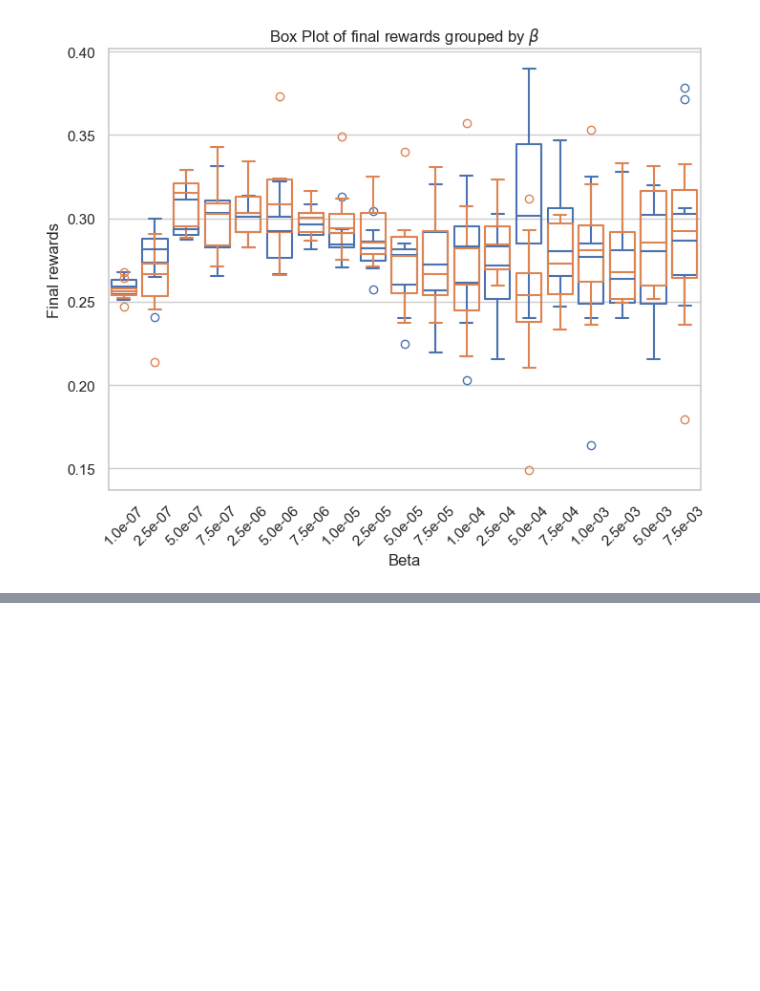
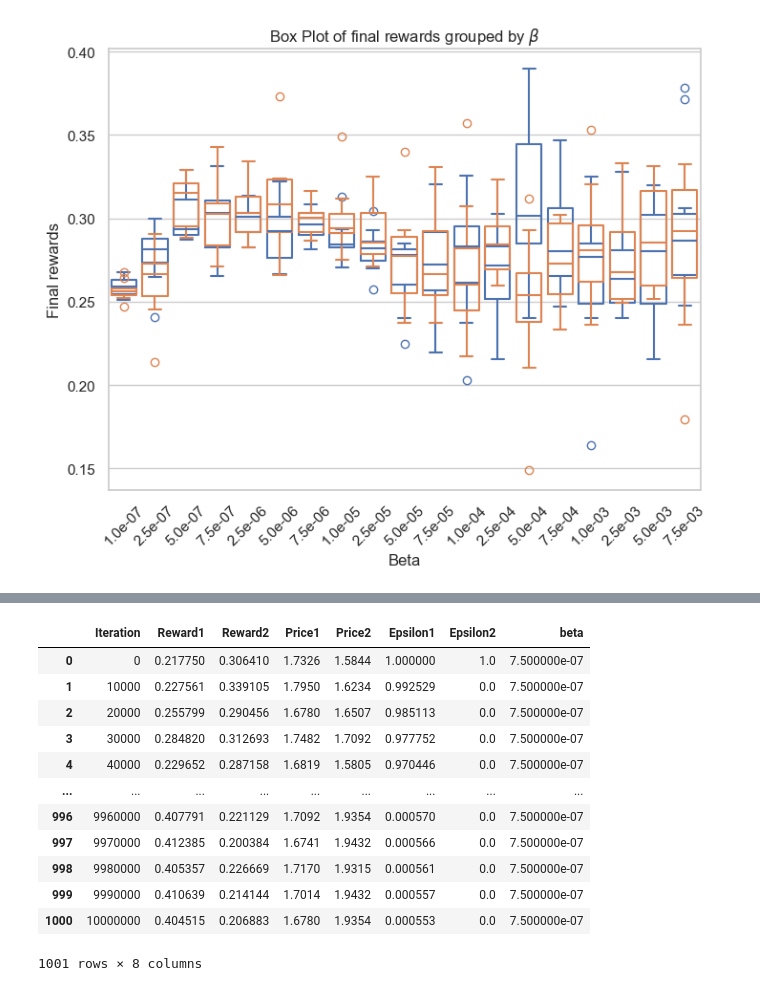
Before and after one commit to Suzie14/RLandPricing, a Jupyter notebook: notebooks/main.ipynb, the cells around one changed output, grey strips where cells are left out. Saved outputs shown, nothing was run; the diff lists cells and outputs as text; code cells hidden in the pictures; blank space fills up the shorter version.

```diff
--- a/notebooks/main.ipynb
+++ b/notebooks/main.ipynb
@@ -169,0 +223,17 @@ repart_rewards(fin_df)
+# %%
+mean_df = df_beta.groupby('Iteration')[['Reward1', 'Reward2', 'Price1', 'Price2', 'Epsilon1', 'Epsilon2', 'beta']].mean().reset_index()
+mean_df
+# %% [output]
+|  | Iteration | Reward1 | Reward2 | Price1 | Price2 | Epsilon1 | Epsilon2 | beta |
+| 0 | 0 | 0.217750 | 0.306410 | 1.7326 | 1.5844 | 1.000000 | 1.0 | 7.500000e-07 |
+| 1 | 10000 | 0.227561 | 0.339105 | 1.7950 | 1.6234 | 0.992529 | 0.0 | 7.500000e-07 |
+| 2 | 20000 | 0.255799 | 0.290456 | 1.6780 | 1.6507 | 0.985113 | 0.0 | 7.500000e-07 |
+| 3 | 30000 | 0.284820 | 0.312693 | 1.7482 | 1.7092 | 0.977752 | 0.0 | 7.500000e-07 |
+| 4 | 40000 | 0.229652 | 0.287158 | 1.6819 | 1.5805 | 0.970446 | 0.0 | 7.500000e-07 |
+| ... | ... | ... | ... | ... | ... | ... | ... | ... |
+| 996 | 9960000 | 0.407791 | 0.221129 | 1.7092 | 1.9354 | 0.000570 | 0.0 | 7.500000e-07 |
+| 997 | 9970000 | 0.412385 | 0.200384 | 1.6741 | 1.9432 | 0.000566 | 0.0 | 7.500000e-07 |
+| 998 | 9980000 | 0.405357 | 0.226669 | 1.7170 | 1.9315 | 0.000561 | 0.0 | 7.500000e-07 |
+| 999 | 9990000 | 0.410639 | 0.214144 | 1.7014 | 1.9432 | 0.000557 | 0.0 | 7.500000e-07 |
+| 1000 | 10000000 | 0.404515 | 0.206883 | 1.6780 | 1.9354 | 0.000553 | 0.0 | 7.500000e-07 |
+1001 rows × 8 columns
```
Also changed, not shown: parts of 12 cells of this notebook.
